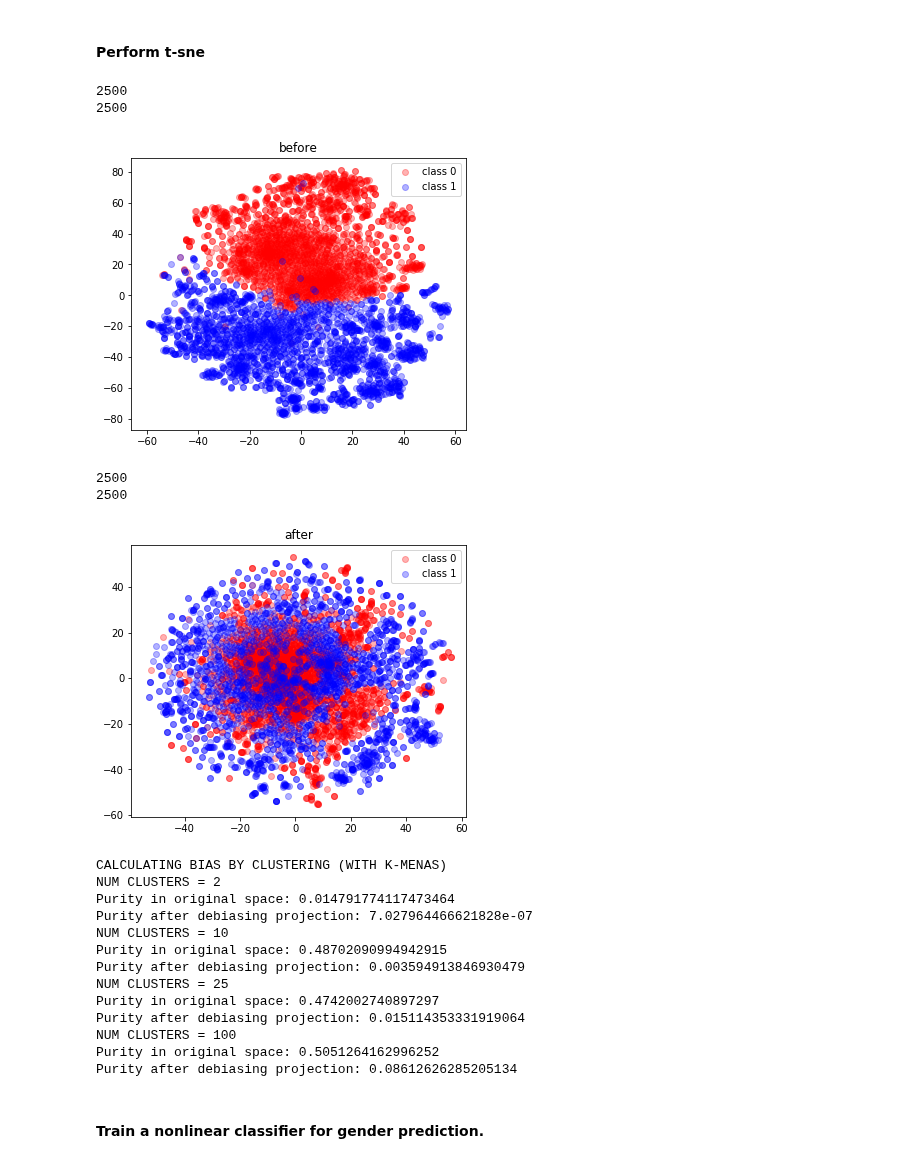
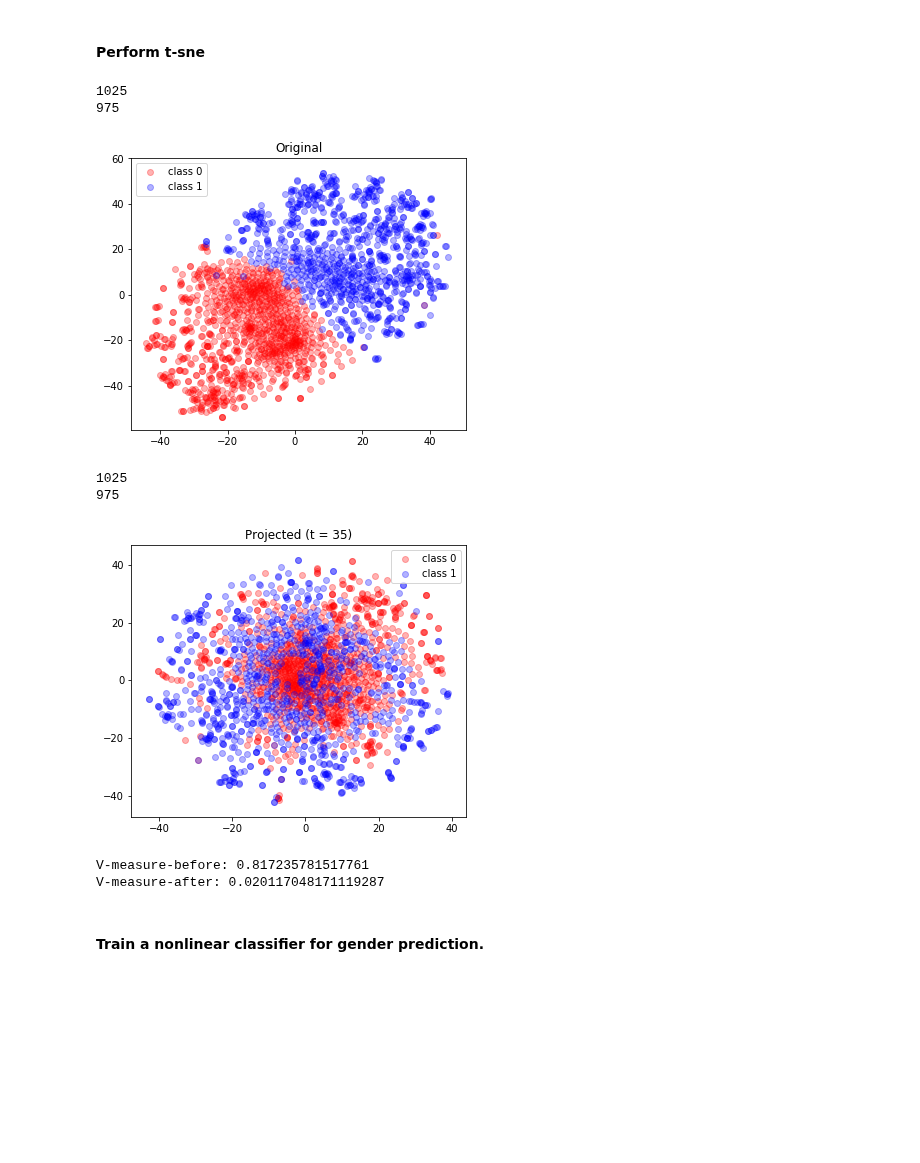
Before and after one commit to shauli-ravfogel/nullspace_projection, a Jupyter notebook: notebooks/word2vec_debiasing.ipynb, the cells around one changed output. Saved outputs shown, nothing was run; the diff lists cells and outputs as text; code cells hidden in the pictures; blank space fills up the shorter version.

```diff
--- a/notebooks/word2vec_debiasing.ipynb
+++ b/notebooks/word2vec_debiasing.ipynb
@@ -194,11 +195,14 @@ fem_words, fem_scores = list(zip(*fem_words_and_scores))
 masc_vecs, fem_vecs = get_vectors(masc_words, model), get_vectors(fem_words, model)
 neut_vecs = get_vectors(neut_words, model)
 
-n = 2500
+n = 3000
 all_significantly_biased_words = masc_words[:n] + fem_words[:n]
 all_significantly_biased_vecs =  np.concatenate((masc_vecs[:n], fem_vecs[:n]))
 all_significantly_biased_labels = np.concatenate((np.ones(n, dtype = int),
                                                   np.zeros(n, dtype = int)))
+
+all_significantly_biased_words, all_significantly_biased_vecs, all_significantly_biased_labels = sklearn.utils.shuffle(
+all_significantly_biased_words, all_significantly_biased_vecs, all_significantly_biased_labels)
 #print(np.random.choice(masc_words, size = 75))
 print("TOP MASC")
 print(masc_words[:75])
@@ -261,7 +265,7 @@ NUM_CLASSES = 3
 EPSILON = 0.015
 
 classifier_class = svm_classifier.SVMClassifier
-num_classifiers = 50
+num_classifiers = 15
 input_dim = 300
 is_autoregressive = True
 min_accuracy = 0.0 #((1./NUM_CLASSES) + EPSILON) if not REGRESSION else 0.07
@@ -271,11 +275,18 @@ siamese = False
 siamese_dim = 1
 REGULARIZATION = "l2"
 
+"""
 P = debias.get_debiasing_projection(classifier_class, num_classifiers, input_dim,
                                     is_autoregressive, min_accuracy, X_train, Y_train,
                                     X_dev, Y_dev, add_noise, random_sample, REGRESSION,
-                                    siamese,siamese_dim, regularization = REGULARIZATION)
-
-#P_he_she = debias.debias_by_specific_directions([[model["he"] - model["she"]]], 300)
-#P = P.dot(P_he_she)
+                                    siamese, REGULARIZATION)
+"""
+gender_clf = LinearSVC
+params = {'max_iter': 30000, 'fit_intercept': False, 'class_weight': None, "dual": False}
+n = 35 # test: 25
+min_acc = 0
+P = debias.get_debiasing_projection(gender_clf, params, n, 300, is_autoregressive, min_acc,
+                                    X_train, Y_train, X_dev, Y_dev, noise=False, random_subset = 1,
+                                       Y_train_main=Y_train, Y_dev_main=Y_train,
+                                        by_class = False)
 # %% [output]
@@ -308,61 +315,60 @@ def perform_purity_test(vecs, k, labels_true):
         labels_pred = clustering.labels_
         score = sklearn.metrics.homogeneity_score(labels_true, labels_pred)
         return score
+
+def compute_v_measure(vecs, labels_true, k=2):
+
+        np.random.seed(0)
+        clustering = sklearn.cluster.KMeans(n_clusters = k)
+        clustering.fit(vecs)
+        labels_pred = clustering.labels_
+        return sklearn.metrics.v_measure_score(labels_true, labels_pred)
 
 #def to_integer(arr, eps = 0.03):
 #    return np.array([1 if x > eps else (-1 if x < -eps else 0) for x in arr])
 
 #Y_dev = to_integer(Y_dev) #Y_dev > 0
 #Y_train = to_integer(Y_train)
 
 # remove the neutral class
 
 X_dev = X_dev[Y_dev != 0]
 X_train = X_train[Y_train != 0]
 Y_dev = Y_dev[Y_dev != 0]
 Y_train = Y_train[Y_train != 0]
 
-M =  5000
+M =  2000
 
-tsne_by_gender(all_significantly_biased_vecs[:M], all_significantly_biased_labels[:M], title = "before")
+tsne_before = tsne_by_gender(all_significantly_biased_vecs[:M], all_significantly_biased_labels[:M], title = "Original")
 X_dev_cleaned = X_dev.dot(P)
 X_test_cleaned = X_test.dot(P)
 X_trained_cleaned = X_train.dot(P)
 #all_biased_cleaned = all_significantly_biased_vecs.dot(P)
-
-tsne_projection = tsne_by_gender(all_significantly_biased_vecs[:M].dot(P), all_significantly_biased_labels[:M], title = "after")
+tsne_after = tsne_by_gender(all_significantly_biased_vecs[:M].dot(P), all_significantly_biased_labels[:M], title = "Projected (t = 35)")
 
 #tsne_projection = tsne_by_gender(all_biased_cleaned, all_significantly_biased_labels,title = "after (all)", words = all_significantly_biased_words)
 
 NUM_CLUSTERS = [2,10,25,100]
-
+"""
 print("CALCULATING BIAS BY CLUSTERING (WITH K-MENAS)")
 for num_clusters in NUM_CLUSTERS:
     print("NUM CLUSTERS = {}".format(num_clusters))
     purity_original = perform_purity_test(X_dev, k = num_clusters, labels_true = Y_dev)
     purity_after = perform_purity_test(X_dev_cleaned, k = num_clusters, labels_true = Y_dev)
     print("Purity in original space: {}".format(purity_original))
     print("Purity after debiasing projection: {}".format(purity_after))
+"""
+print("V-measure-before: {}".format(compute_v_measure(tsne_before, all_significantly_biased_labels[:M])))
+print("V-measure-after: {}".format(compute_v_measure(tsne_after, all_significantly_biased_labels[:M])))
 # %% [output]
-2500
-2500
+1025
+975
-[figure, old version]
+[figure, new version]
-2500
-2500
+1025
+975
-[figure, old version]
+[figure, new version]
-CALCULATING BIAS BY CLUSTERING (WITH K-MENAS)
-NUM CLUSTERS = 2
-Purity in original space: 0.014791774117473464
-Purity after debiasing projection: 7.027964466621828e-07
-NUM CLUSTERS = 10
-Purity in original space: 0.48702090994942915
-Purity after debiasing projection: 0.003594913846930479
-NUM CLUSTERS = 25
-Purity in original space: 0.4742002740897297
-Purity after debiasing projection: 0.015114353331919064
-NUM CLUSTERS = 100
-Purity in original space: 0.5051264162996252
-Purity after debiasing projection: 0.08612626285205134
+V-measure-before: 0.817235781517761
+V-measure-after: 0.020117048171119287
 # %% [markdown]
 #### Train a nonlinear classifier for gender prediction.
 # %%
```
Also changed, not shown: parts of 13 cells of this notebook.
